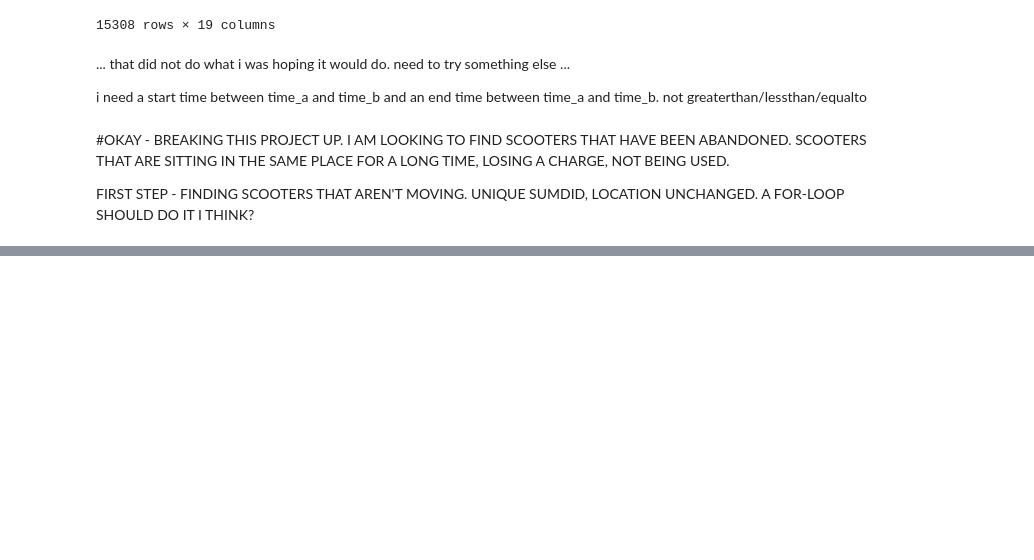
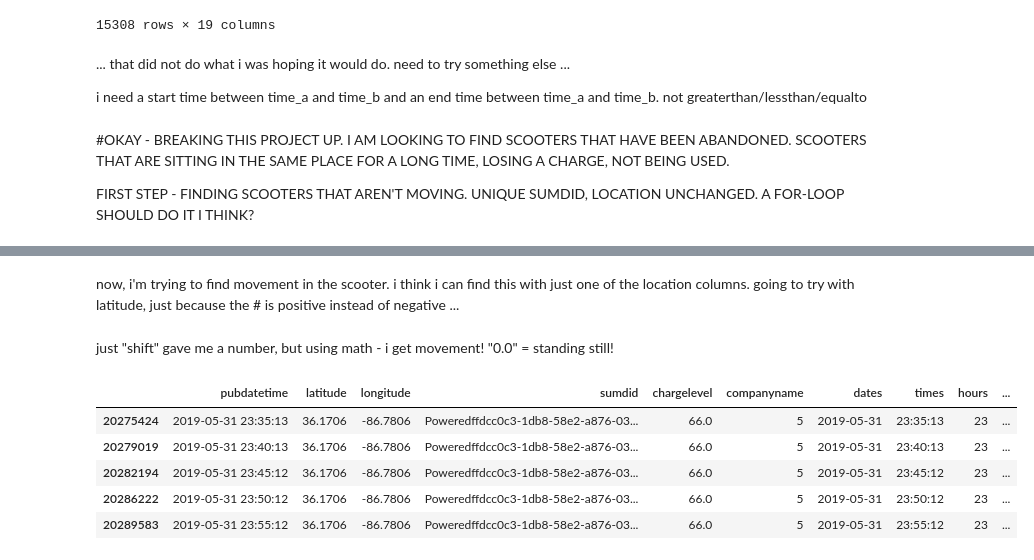
Before and after one commit to Rhunsilval/nashville_scooters_python, a Jupyter notebook: notebooks/2_exploration_may.ipynb, the cells around one changed output, grey strips where cells are left out. Cells and saved outputs as stored; diff of their text form; code cells hidden in the pictures; blank space fills up the shorter version.

```diff
--- a/notebooks/2_exploration_may.ipynb
+++ b/notebooks/2_exploration_may.ipynb
@@ -578,3 +571,18 @@ maysorted.head()
 | 12765093 | 2019-05-24 00:14:42 | 36.161555 | -86.775050 | Powered-017d3133-f14a-2b83-ee4f-d... | 100.0 | 6 | 2019-05-24 | 00:14:42 | 0 |
 | 12769113 | 2019-05-24 00:19:42 | 36.161609 | -86.775016 | Powered-017d3133-f14a-2b83-ee4f-d... | 100.0 | 6 | 2019-05-24 | 00:19:42 | 0 |
 | 12773048 | 2019-05-24 00:24:43 | 36.161596 | -86.775033 | Powered-017d3133-f14a-2b83-ee4f-d... | 100.0 | 6 | 2019-05-24 | 00:24:43 | 0 |
+# %% [markdown]
+now, i'm trying to find movement in the scooter.  i think i can find this with just one of the location columns.  going to try with latitude, just because the # is positive instead of negative ...
+# %% [markdown]
+just "shift" gave me a number, but using math - i get movement!  "0.0" = standing still!
+# %%
+maysorted['latmovement'] = (maysorted.latitude.shift() - maysorted.latitude)
+# %%
+maysorted.tail()
+# %% [output]
+|  | pubdatetime | latitude | longitude | sumdid | chargelevel | companyname | dates | times | hours | ... |
+| 20275424 | 2019-05-31 23:35:13 | 36.1706 | -86.7806 | Poweredffdcc0c3-1db8-58e2-a876-03... | 66.0 | 5 | 2019-05-31 | 23:35:13 | 23 | ... |
+| 20279019 | 2019-05-31 23:40:13 | 36.1706 | -86.7806 | Poweredffdcc0c3-1db8-58e2-a876-03... | 66.0 | 5 | 2019-05-31 | 23:40:13 | 23 | ... |
+| 20282194 | 2019-05-31 23:45:12 | 36.1706 | -86.7806 | Poweredffdcc0c3-1db8-58e2-a876-03... | 66.0 | 5 | 2019-05-31 | 23:45:12 | 23 | ... |
+| 20286222 | 2019-05-31 23:50:12 | 36.1706 | -86.7806 | Poweredffdcc0c3-1db8-58e2-a876-03... | 66.0 | 5 | 2019-05-31 | 23:50:12 | 23 | ... |
+| 20289583 | 2019-05-31 23:55:12 | 36.1706 | -86.7806 | Poweredffdcc0c3-1db8-58e2-a876-03... | 66.0 | 5 | 2019-05-31 | 23:55:12 | 23 | ... |
```
Also changed, not shown: parts of 13 cells of this notebook.
